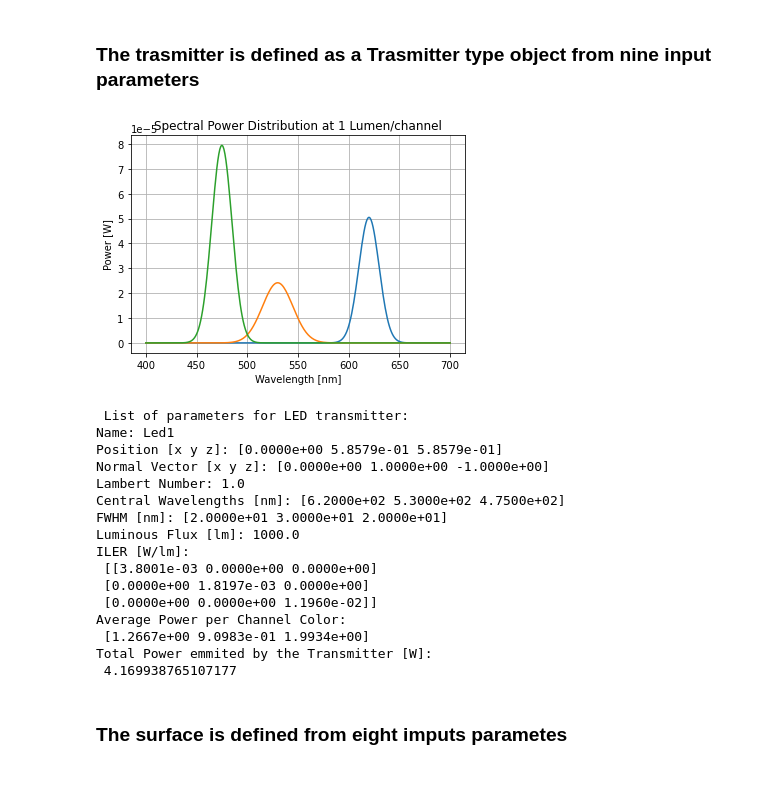
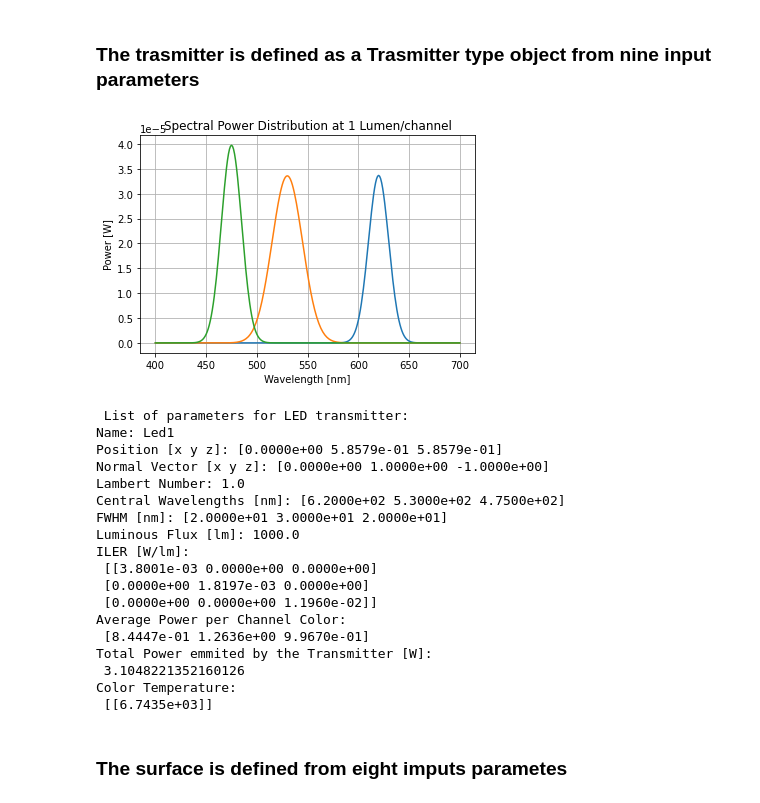
Before and after one commit to jufgutierrezgo/rs-vlc-model, a Jupyter notebook: simulation-configB.ipynb, the cells around one changed output. Saved outputs shown, nothing was run; the diff lists cells and outputs as text; code cells hidden in the pictures.

```diff
--- a/simulation-configB.ipynb
+++ b/simulation-configB.ipynb
@@ -19,22 +19,22 @@ import numpy as np
 # %%
 transmitter = Transmitter(
         "Led1",
         position=[0, 2-(2**0.5), 2-(2**0.5)],
         normal=[0, 1, -1],
         mlambert=1,
         wavelengths=[620, 530, 475],
         fwhm=[20, 30, 20],
-        modulation='warm-16',
+        modulation='white-16',
         frequency=2000,
         no_symbols=1000,
         luminous_flux=1000
     )
 # transmitter.plot_spd_normalized()
 transmitter.plot_spd_at_1lm()
 # transmitter.plot_led_pattern()
 print(transmitter)
 # %% [output]
-[figure, old version]
+[figure, new version]
  List of parameters for LED transmitter:
 Name: Led1
 Position [x y z]: [0.0000e+00 5.8579e-01 5.8579e-01]
@@ -48,9 +48,11 @@ ILER [W/lm]:
  [0.0000e+00 1.8197e-03 0.0000e+00]
  [0.0000e+00 0.0000e+00 1.1960e-02]]
 Average Power per Channel Color:
- [1.2667e+00 9.0983e-01 1.9934e+00]
+ [8.4447e-01 1.2636e+00 9.9670e-01]
 Total Power emmited by the Transmitter [W]:
- 4.169938765107177
+ 3.1048221352160126
+Color Temperature:
+ [[6.7435e+03]]
 # %% [markdown]
 ### The surface is defined from eight imputs parametes
 # %%
```
Also changed, not shown: parts of 5 cells of this notebook, 3 other files.
